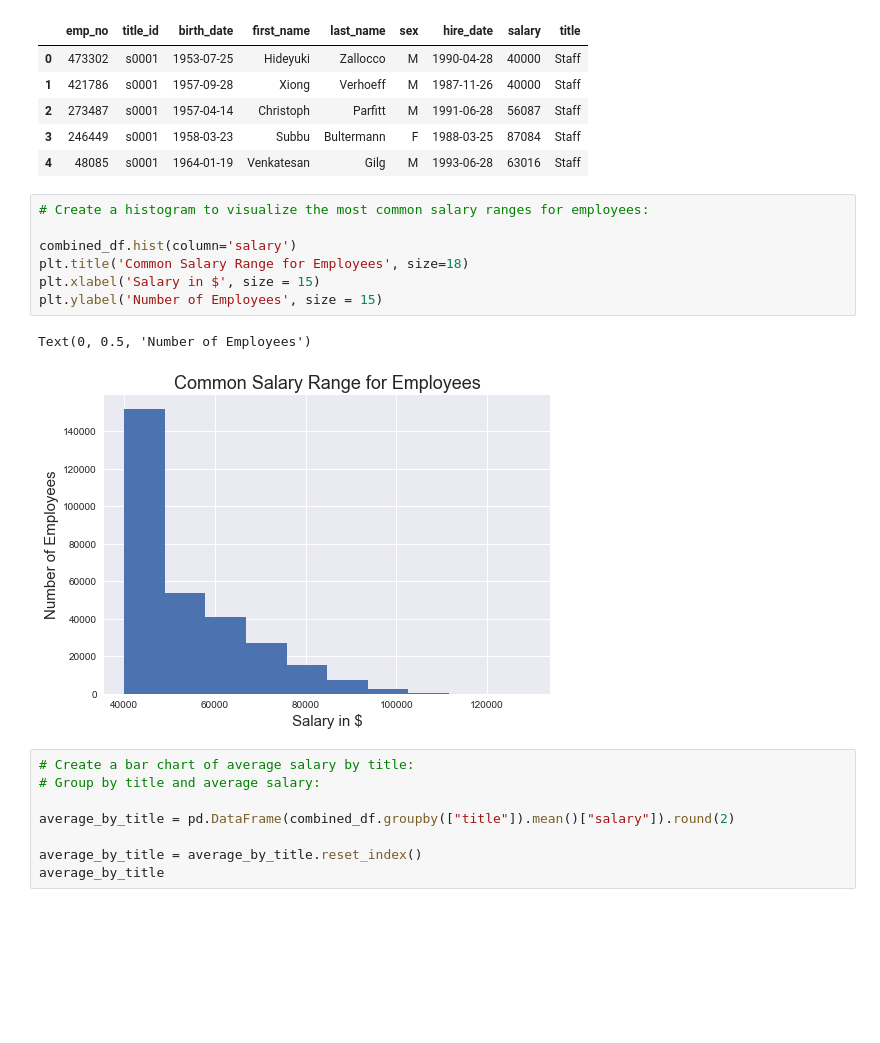
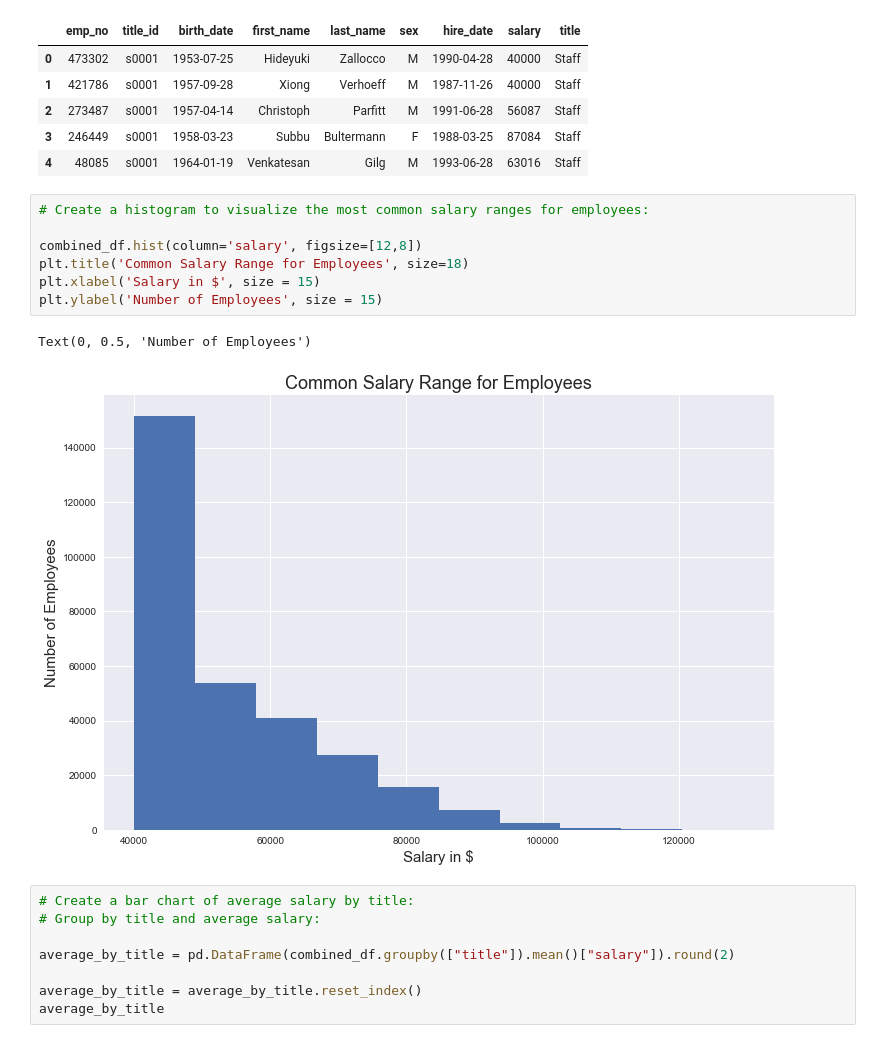
Before and after one commit to Auburn9698/sql-challenge, a Jupyter notebook: EmployeeSQL/Bonus.ipynb, the cells around one changed output. Saved outputs shown, nothing was run; the diff lists cells and outputs as text; blank space fills up the shorter version.

Commit message:
Updated charts
Updated charts

```diff
--- a/EmployeeSQL/Bonus.ipynb
+++ b/EmployeeSQL/Bonus.ipynb
@@ -99,13 +99,13 @@ combined_df.head()
 # %%
 # Create a histogram to visualize the most common salary ranges for employees:
 
-combined_df.hist(column='salary')
+combined_df.hist(column='salary', figsize=[12,8])
 plt.title('Common Salary Range for Employees', size=18)
 plt.xlabel('Salary in $', size = 15)
 plt.ylabel('Number of Employees', size = 15)
 # %% [output]
 Text(0, 0.5, 'Number of Employees')
-[figure, old version]
+[figure, new version]
 # %%
 # Create a bar chart of average salary by title:
 # Group by title and average salary:
```
Also changed, not shown: parts of 1 cell of this notebook.
